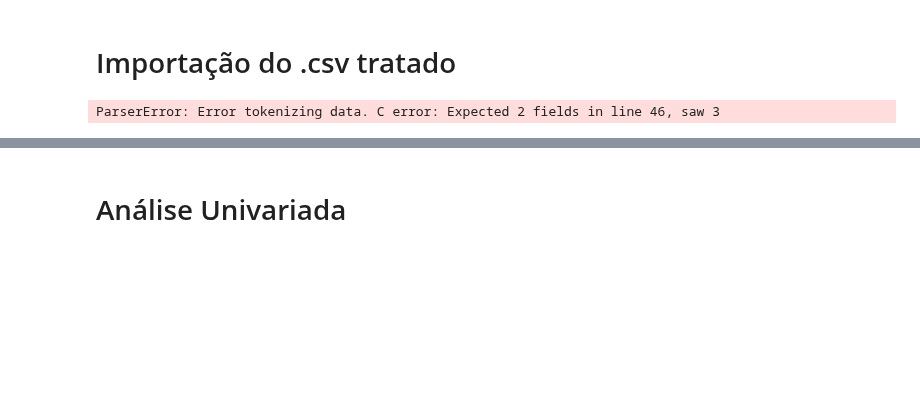
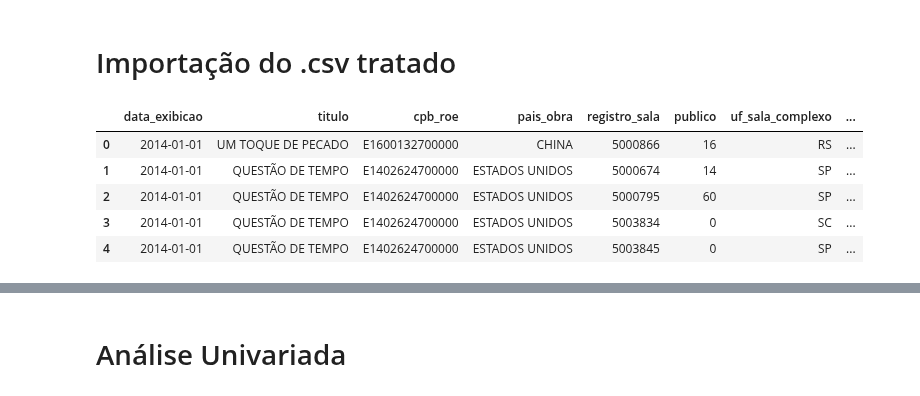
Before and after one commit to JamesIslan/analise-dados-ancine, a Jupyter notebook: src/analise/analise-distribuidoras.ipynb, the cells around one changed output, grey strips where cells are left out. Cells and saved outputs as stored; diff of their text form; code cells hidden in the pictures; blank space fills up the shorter version.

```diff
--- a/src/analise/analise-distribuidoras.ipynb
+++ b/src/analise/analise-distribuidoras.ipynb
@@ -3,16 +3,21 @@
 # %%
 import pandas as pd
 import matplotlib.pyplot as plt
 import seaborn as sns
 import textwrap
 
 df = pd.read_csv('../../db/clean/bilheteria-distribuidoras.csv')
 df_list = pd.read_csv('../../db/clean/listagem-distribuidoras.csv')
-df_salas = pd.read_csv('../../db/salas-de-exibicao.csv')
+df_salas = pd.read_csv('../../db/clean/salas-de-exibicao.csv')
 df_censo = pd.read_csv('../../db/censo_2022_populacao.csv')
 df.head()
 # %% [output]
-ParserError: Error tokenizing data. C error: Expected 2 fields in line 46, saw 3
+|  | data_exibicao | titulo | cpb_roe | pais_obra | registro_sala | publico | uf_sala_complexo | ... |
+| 0 | 2014-01-01 | UM TOQUE DE PECADO | E1600132700000 | CHINA | 5000866 | 16 | RS | ... |
+| 1 | 2014-01-01 | QUESTÃO DE TEMPO | E1402624700000 | ESTADOS UNIDOS | 5000674 | 14 | SP | ... |
+| 2 | 2014-01-01 | QUESTÃO DE TEMPO | E1402624700000 | ESTADOS UNIDOS | 5000795 | 60 | SP | ... |
+| 3 | 2014-01-01 | QUESTÃO DE TEMPO | E1402624700000 | ESTADOS UNIDOS | 5003834 | 0 | SC | ... |
+| 4 | 2014-01-01 | QUESTÃO DE TEMPO | E1402624700000 | ESTADOS UNIDOS | 5003845 | 0 | SP | ... |
 # %%
 df_list.head()
 # %% [output]
```
Also changed, not shown: parts of 17 cells of this notebook, 6 other files.
